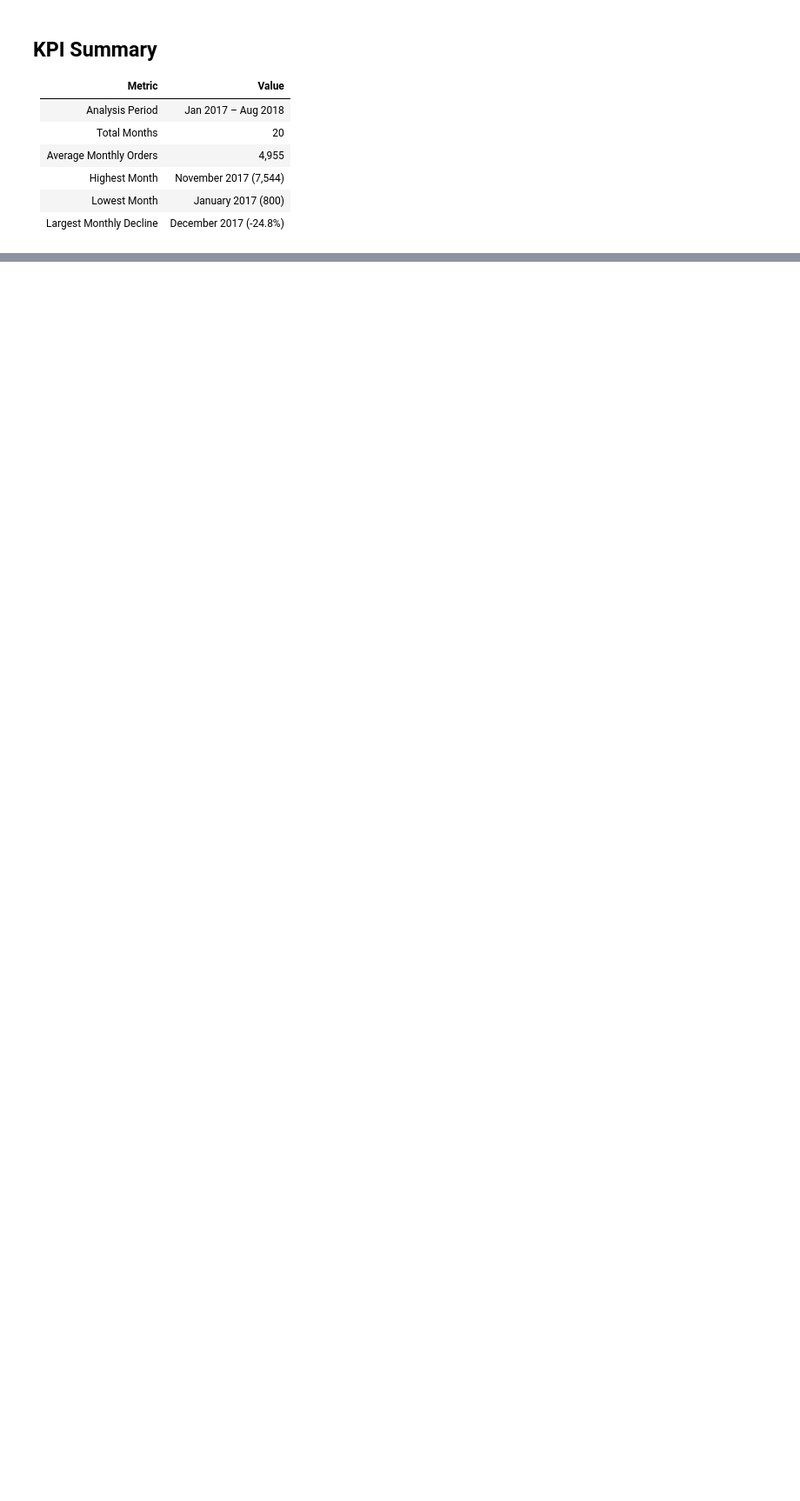
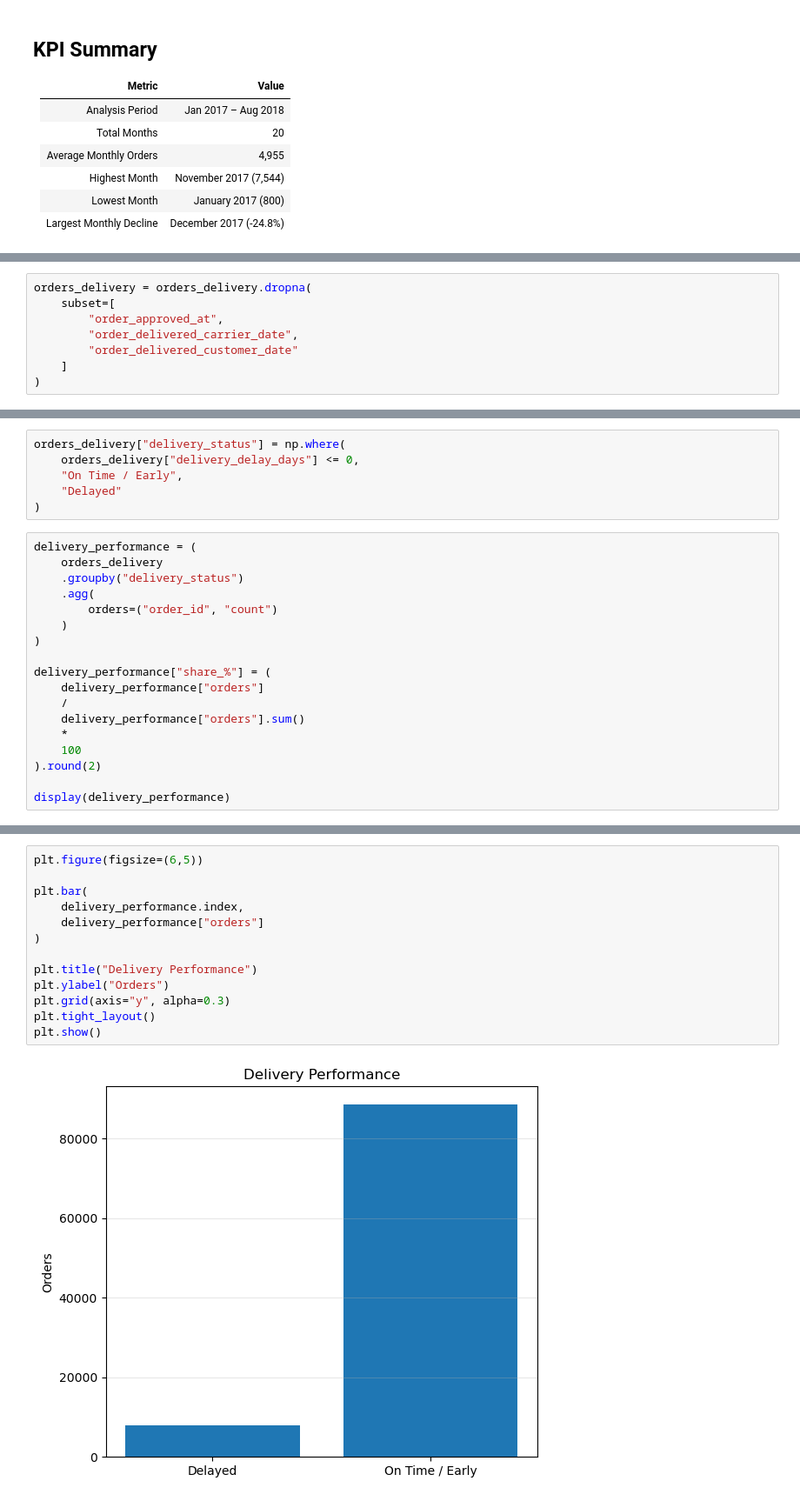
Before and after one commit to Nymzyr/TechMarket-Analytics, a Jupyter notebook: 01_Business_Overview_(EDA)/04_Exploratory_Data_Analysis.ipynb, the cells around one changed output, grey strips where cells are left out. Shown at 87% size. Drawn from its saved outputs; the diff is of its cells as text; blank space fills up the shorter version.

```diff
--- a/01_Business_Overview_(EDA)/04_Exploratory_Data_Analysis.ipynb
+++ b/01_Business_Overview_(EDA)/04_Exploratory_Data_Analysis.ipynb
@@ -424,0 +1130,8 @@ The transition from rapid growth to stabilization indicates that future business
+# %%
+orders_delivery = orders_delivery.dropna(
+    subset=[
+        "order_approved_at",
+        "order_delivered_carrier_date",
+        "order_delivered_customer_date"
+    ]
+)
@@ -424,0 +1246,24 @@ The transition from rapid growth to stabilization indicates that future business
+# %%
+orders_delivery["delivery_status"] = np.where(
+    orders_delivery["delivery_delay_days"] <= 0,
+    "On Time / Early",
+    "Delayed"
+)
+# %%
+delivery_performance = (
+    orders_delivery
+    .groupby("delivery_status")
+    .agg(
+        orders=("order_id", "count")
+    )
+)
+
+delivery_performance["share_%"] = (
+    delivery_performance["orders"]
+    /
+    delivery_performance["orders"].sum()
+    *
+    100
+).round(2)
+
+display(delivery_performance)
@@ -424,0 +1275,15 @@ The transition from rapid growth to stabilization indicates that future business
+# %%
+plt.figure(figsize=(6,5))
+
+plt.bar(
+    delivery_performance.index,
+    delivery_performance["orders"]
+)
+
+plt.title("Delivery Performance")
+plt.ylabel("Orders")
+plt.grid(axis="y", alpha=0.3)
+plt.tight_layout()
+plt.show()
+# %% [output]
+[figure, added]
```
Also changed, not shown: parts of 82 cells of this notebook.
